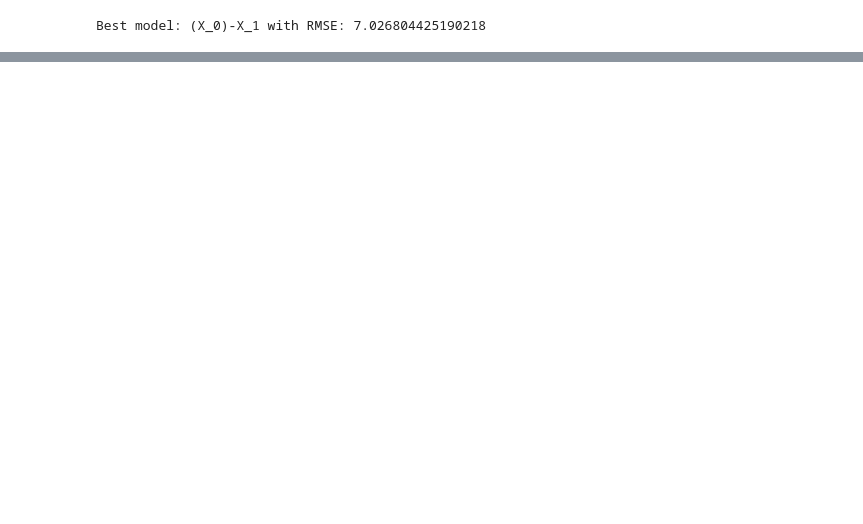
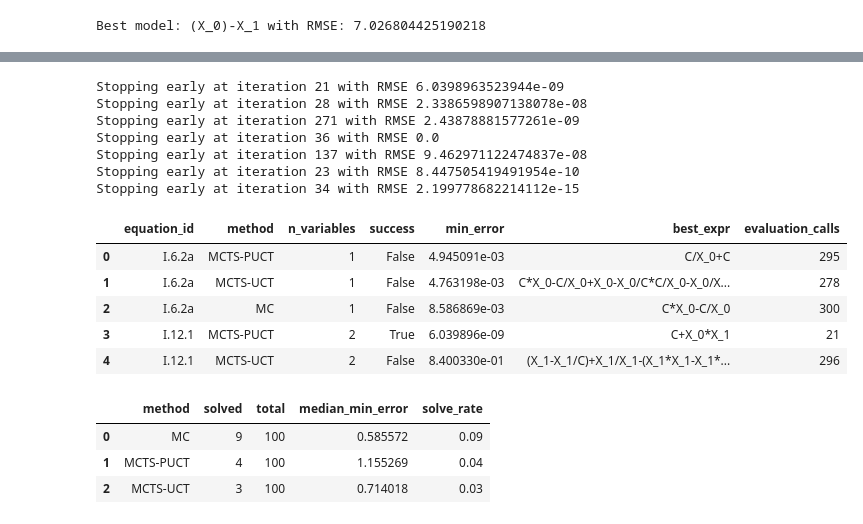
Before and after one commit to tinadrnovsek/mcts-PCFG, a Jupyter notebook: mcts.ipynb, the cells around one changed output, grey strips where cells are left out. Drawn from its saved outputs; the diff is of its cells as text; code cells hidden in the pictures; blank space fills up the shorter version.

```diff
--- a/mcts.ipynb
+++ b/mcts.ipynb
@@ -542,0 +650,31 @@ plot_progress(history, name="MCTS z novo nagradno funkcijo")
+# %%
+dataset_names = Feynman().list_datasets(verbose=False)
+feynman_results = equation_discovery_feynman(dataset_names, iterations=300)
+feynman_results.head()
+# %% [output]
+Stopping early at iteration 21 with RMSE 6.0398963523944e-09
+Stopping early at iteration 28 with RMSE 2.3386598907138078e-08
+Stopping early at iteration 271 with RMSE 2.43878881577261e-09
+Stopping early at iteration 36 with RMSE 0.0
+Stopping early at iteration 137 with RMSE 9.462971122474837e-08
+Stopping early at iteration 23 with RMSE 8.447505419491954e-10
+Stopping early at iteration 34 with RMSE 2.199778682214112e-15
+|  | equation_id | method | n_variables | success | min_error | best_expr | evaluation_calls |
+| 0 | I.6.2a | MCTS-PUCT | 1 | False | 4.945091e-03 | C/X_0+C | 295 |
+| 1 | I.6.2a | MCTS-UCT | 1 | False | 4.763198e-03 | C*X_0-C/X_0+X_0-X_0/C*C/X_0-X_0/X... | 278 |
+| 2 | I.6.2a | MC | 1 | False | 8.586869e-03 | C*X_0-C/X_0 | 300 |
+| 3 | I.12.1 | MCTS-PUCT | 2 | True | 6.039896e-09 | C+X_0*X_1 | 21 |
+| 4 | I.12.1 | MCTS-UCT | 2 | False | 8.400330e-01 | (X_1-X_1/C)+X_1/X_1-(X_1*X_1-X_1*... | 296 |
+# %%
+summary = feynman_results.groupby("method").agg(
+    solved=("success", "sum"),
+    total=("success", "count"),
+    median_min_error=("min_error", "median")
+).reset_index()
+summary["solve_rate"] = summary["solved"] / summary["total"]
+summary
+# %% [output]
+|  | method | solved | total | median_min_error | solve_rate |
+| 0 | MC | 9 | 100 | 0.585572 | 0.09 |
+| 1 | MCTS-PUCT | 4 | 100 | 1.155269 | 0.04 |
+| 2 | MCTS-UCT | 3 | 100 | 0.714018 | 0.03 |
```
Also changed, not shown: parts of 10 cells of this notebook.
